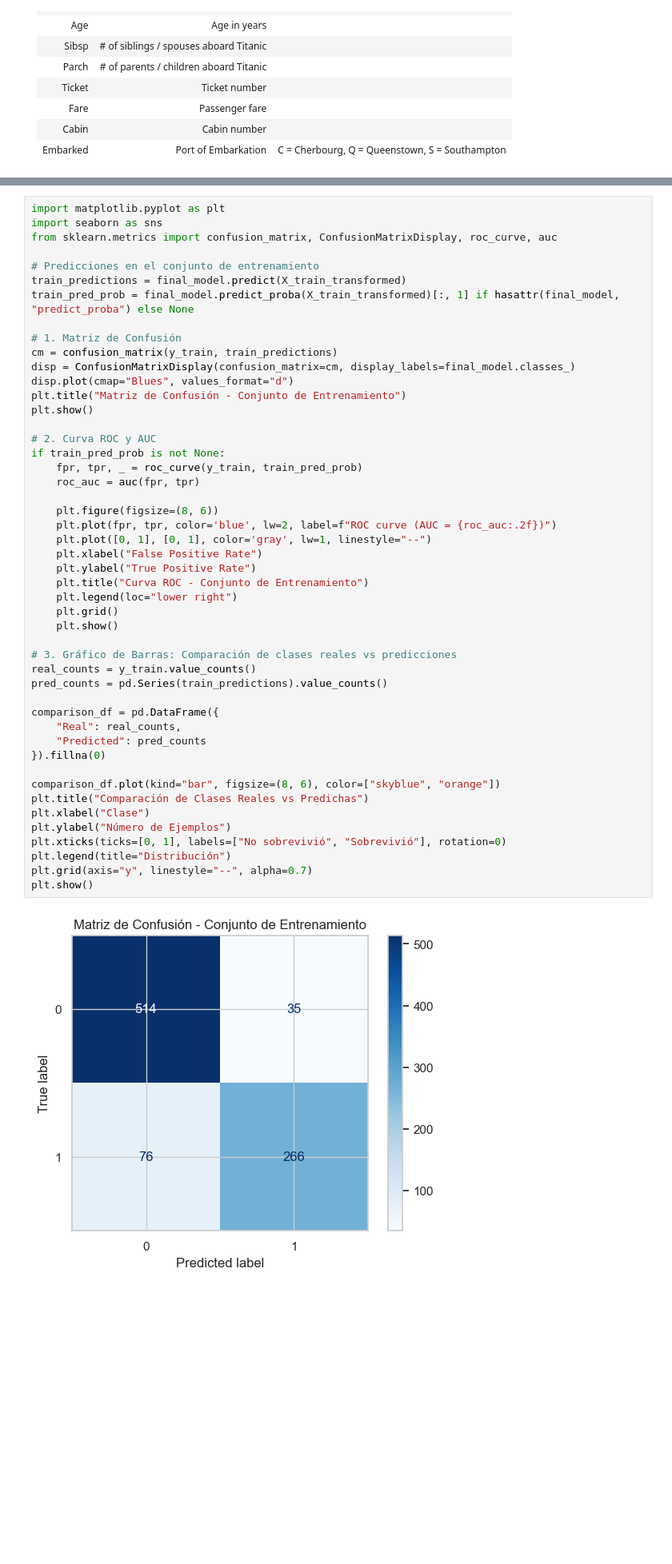
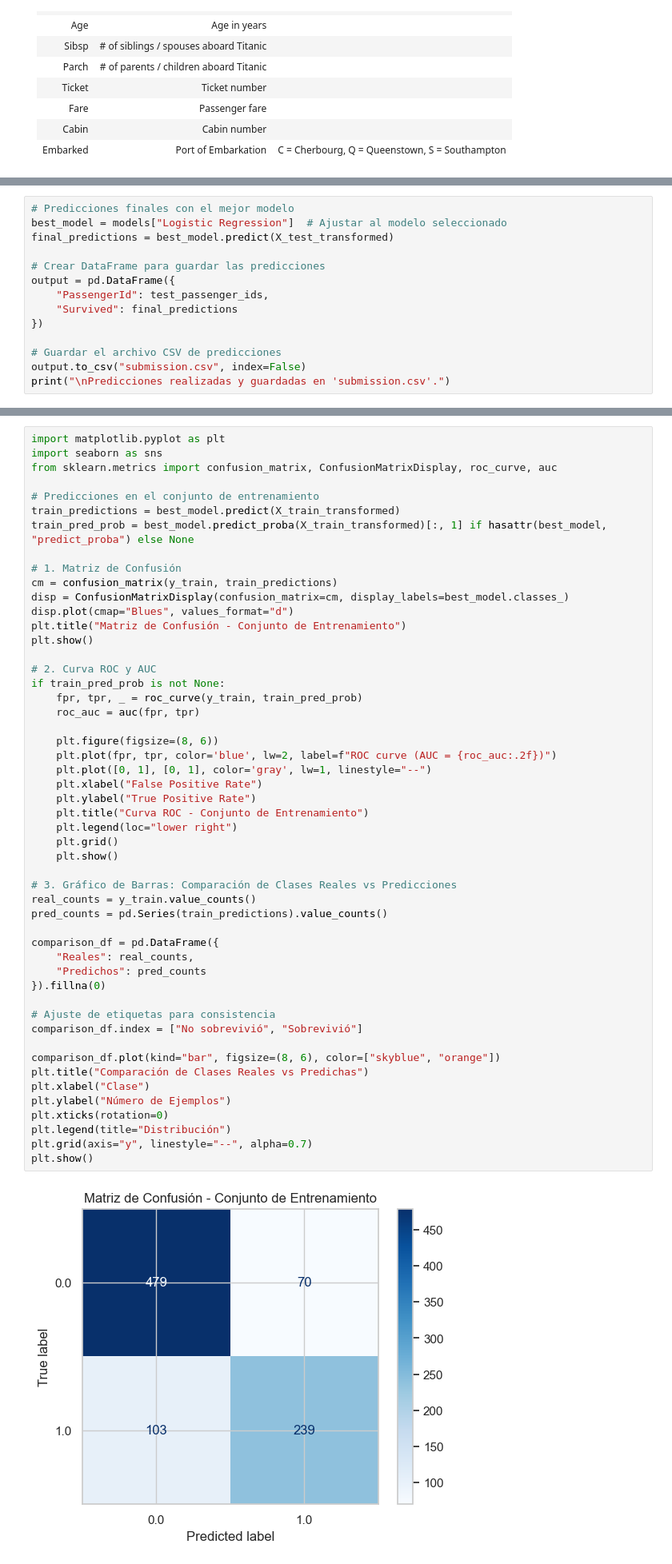
Before and after one commit to aemorel/CodingDojo, a Jupyter notebook: Módulo_2_ML/Tareas_ML/Andrea_Echague_Titanic.ipynb, the cells around one changed output, grey strips where cells are left out. Shown at 80% size. Saved outputs shown, nothing was run; the diff lists cells and outputs as text; blank space fills up the shorter version.

```diff
--- a/Módulo_2_ML/Tareas_ML/Andrea_Echague_Titanic.ipynb
+++ b/Módulo_2_ML/Tareas_ML/Andrea_Echague_Titanic.ipynb
@@ -687,0 +427,14 @@ Predicciones realizadas y guardadas en 'submission.csv'.
+# %%
+# Predicciones finales con el mejor modelo
+best_model = models["Logistic Regression"]  # Ajustar al modelo seleccionado
+final_predictions = best_model.predict(X_test_transformed)
+
+# Crear DataFrame para guardar las predicciones
+output = pd.DataFrame({
+    "PassengerId": test_passenger_ids,
+    "Survived": final_predictions
+})
+
+# Guardar el archivo CSV de predicciones
+output.to_csv("submission.csv", index=False)
+print("\nPredicciones realizadas y guardadas en 'submission.csv'.")
@@ -691,47 +446,50 @@ import seaborn as sns
 from sklearn.metrics import confusion_matrix, ConfusionMatrixDisplay, roc_curve, auc
 
 # Predicciones en el conjunto de entrenamiento
-train_predictions = final_model.predict(X_train_transformed)
-train_pred_prob = final_model.predict_proba(X_train_transformed)[:, 1] if hasattr(final_model, "predict_proba") else None
+train_predictions = best_model.predict(X_train_transformed)
+train_pred_prob = best_model.predict_proba(X_train_transformed)[:, 1] if hasattr(best_model, "predict_proba") else None
 
 # 1. Matriz de Confusión
 cm = confusion_matrix(y_train, train_predictions)
-disp = ConfusionMatrixDisplay(confusion_matrix=cm, display_labels=final_model.classes_)
+disp = ConfusionMatrixDisplay(confusion_matrix=cm, display_labels=best_model.classes_)
 disp.plot(cmap="Blues", values_format="d")
 plt.title("Matriz de Confusión - Conjunto de Entrenamiento")
 plt.show()
 
 # 2. Curva ROC y AUC
 if train_pred_prob is not None:
     fpr, tpr, _ = roc_curve(y_train, train_pred_prob)
     roc_auc = auc(fpr, tpr)
 
     plt.figure(figsize=(8, 6))
     plt.plot(fpr, tpr, color='blue', lw=2, label=f"ROC curve (AUC = {roc_auc:.2f})")
     plt.plot([0, 1], [0, 1], color='gray', lw=1, linestyle="--")
     plt.xlabel("False Positive Rate")
     plt.ylabel("True Positive Rate")
     plt.title("Curva ROC - Conjunto de Entrenamiento")
     plt.legend(loc="lower right")
     plt.grid()
     plt.show()
 
-# 3. Gráfico de Barras: Comparación de clases reales vs predicciones
+# 3. Gráfico de Barras: Comparación de Clases Reales vs Predicciones
 real_counts = y_train.value_counts()
 pred_counts = pd.Series(train_predictions).value_counts()
 
 comparison_df = pd.DataFrame({
-    "Real": real_counts,
-    "Predicted": pred_counts
+    "Reales": real_counts,
+    "Predichos": pred_counts
 }).fillna(0)
+
+# Ajuste de etiquetas para consistencia
+comparison_df.index = ["No sobrevivió", "Sobrevivió"]
 
 comparison_df.plot(kind="bar", figsize=(8, 6), color=["skyblue", "orange"])
 plt.title("Comparación de Clases Reales vs Predichas")
 plt.xlabel("Clase")
 plt.ylabel("Número de Ejemplos")
-plt.xticks(ticks=[0, 1], labels=["No sobrevivió", "Sobrevivió"], rotation=0)
+plt.xticks(rotation=0)
 plt.legend(title="Distribución")
 plt.grid(axis="y", linestyle="--", alpha=0.7)
 plt.show()
 # %% [output]
-[figure, old version]
+[figure, new version]
```
Also changed, not shown: parts of 14 cells of this notebook.
